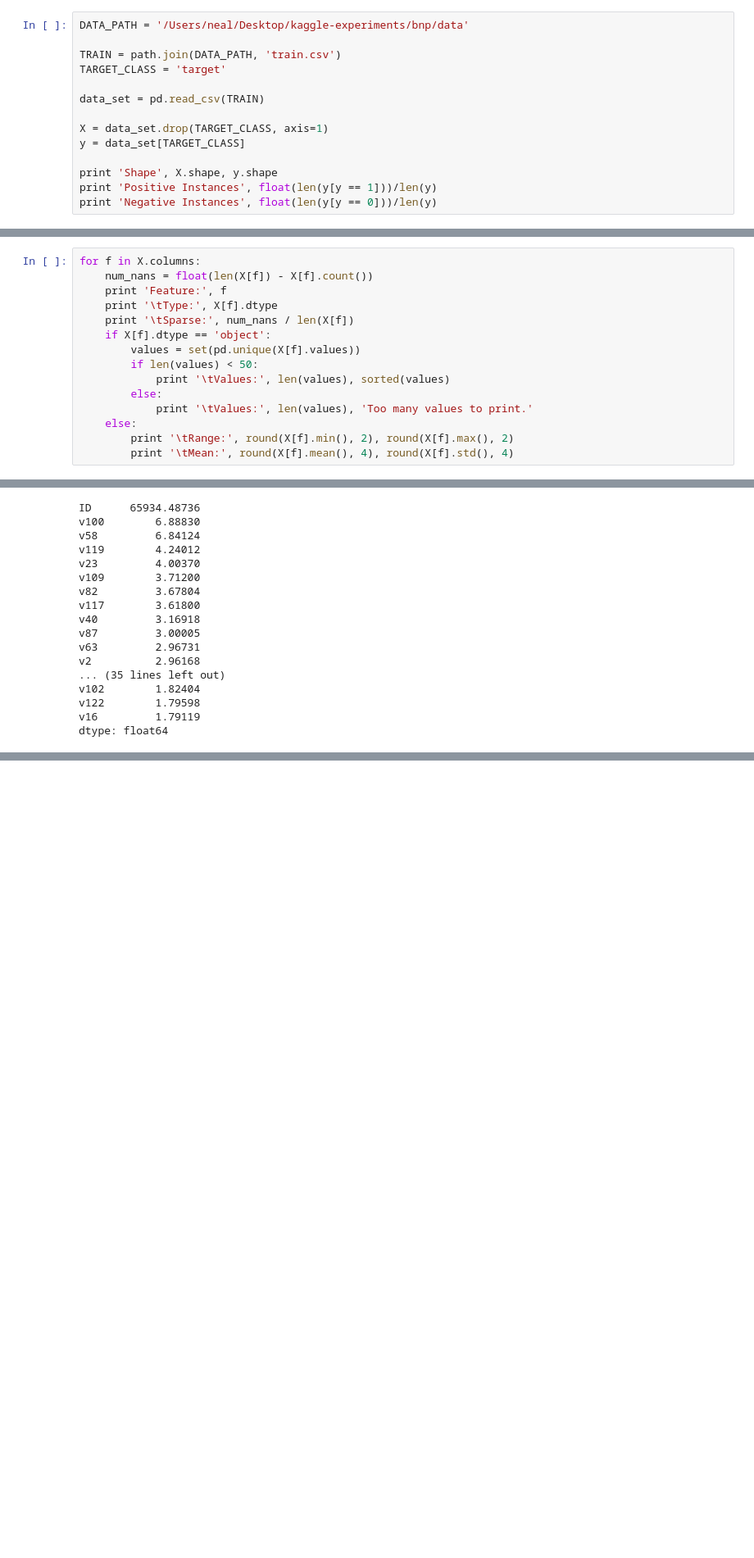
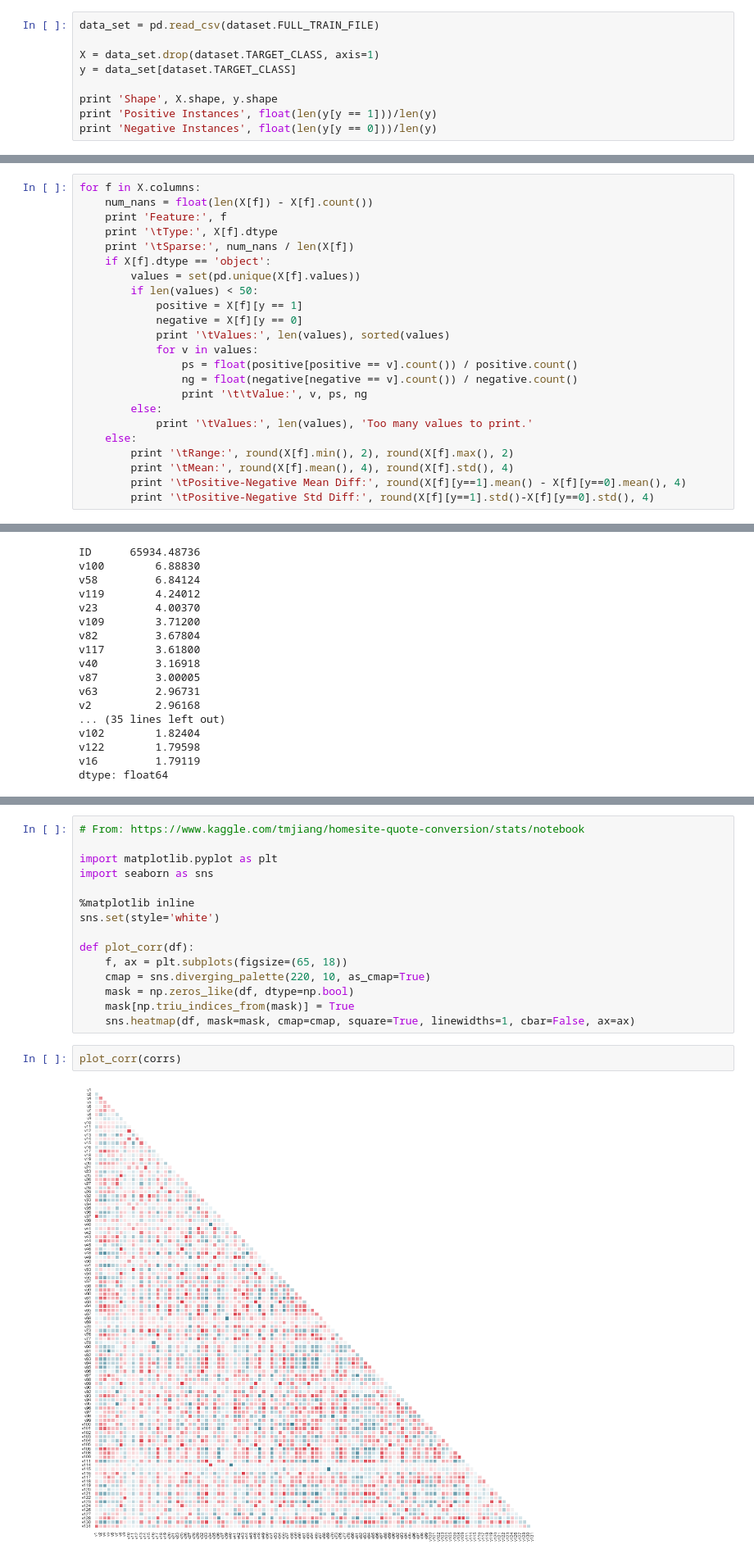
Before and after one commit to nlathia/random-ml-experiments, a Jupyter notebook: bnp/explore_dataset.ipynb, the cells around one changed output, grey strips where cells are left out. Shown at 82% size. Saved outputs shown, nothing was run; the diff lists cells and outputs as text; blank space fills up the shorter version.

```diff
--- a/bnp/explore_dataset.ipynb
+++ b/bnp/explore_dataset.ipynb
@@ -5,13 +6,8 @@ from os import path
 # %%
-DATA_PATH = '/Users/neal/Desktop/kaggle-experiments/bnp/data'
+data_set = pd.read_csv(dataset.FULL_TRAIN_FILE)
 
-TRAIN = path.join(DATA_PATH, 'train.csv')
-TARGET_CLASS = 'target'
-
-data_set = pd.read_csv(TRAIN)
-
-X = data_set.drop(TARGET_CLASS, axis=1)
-y = data_set[TARGET_CLASS]
+X = data_set.drop(dataset.TARGET_CLASS, axis=1)
+y = data_set[dataset.TARGET_CLASS]
 
 print 'Shape', X.shape, y.shape
 print 'Positive Instances', float(len(y[y == 1]))/len(y)
@@ -29,12 +25,20 @@ for f in X.columns:
     if X[f].dtype == 'object':
         values = set(pd.unique(X[f].values))
         if len(values) < 50:
+            positive = X[f][y == 1]
+            negative = X[f][y == 0]
             print '\tValues:', len(values), sorted(values)
+            for v in values:
+                ps = float(positive[positive == v].count()) / positive.count()
+                ng = float(negative[negative == v].count()) / negative.count()
+                print '\t\tValue:', v, ps, ng
         else:
             print '\tValues:', len(values), 'Too many values to print.'
     else:
         print '\tRange:', round(X[f].min(), 2), round(X[f].max(), 2)
         print '\tMean:', round(X[f].mean(), 4), round(X[f].std(), 4)
+        print '\tPositive-Negative Mean Diff:', round(X[f][y==1].mean() - X[f][y==0].mean(), 4)
+        print '\tPositive-Negative Std Diff:', round(X[f][y==1].std()-X[f][y==0].std(), 4)
 # %% [output]
 Feature: ID
         Type: int64
@@ -105,3 +97,22 @@ Pairs with correlation >  0.6 : 95
 Pairs with correlation >  0.7 : 85
 Pairs with correlation >  0.8 : 71
 Pairs with correlation >  0.9 : 47
+# %%
+# From: https://www.kaggle.com/tmjiang/homesite-quote-conversion/stats/notebook
+
+import matplotlib.pyplot as plt
+import seaborn as sns
+
+%matplotlib inline
+sns.set(style='white')
+
+def plot_corr(df):
+    f, ax = plt.subplots(figsize=(65, 18))
+    cmap = sns.diverging_palette(220, 10, as_cmap=True)
+    mask = np.zeros_like(df, dtype=np.bool)
+    mask[np.triu_indices_from(mask)] = True
+    sns.heatmap(df, mask=mask, cmap=cmap, square=True, linewidths=1, cbar=False, ax=ax)
+# %%
+plot_corr(corrs)
+# %% [output]
+[figure, added]
```
Also changed, not shown: parts of 3 cells of this notebook, 1 other file.
